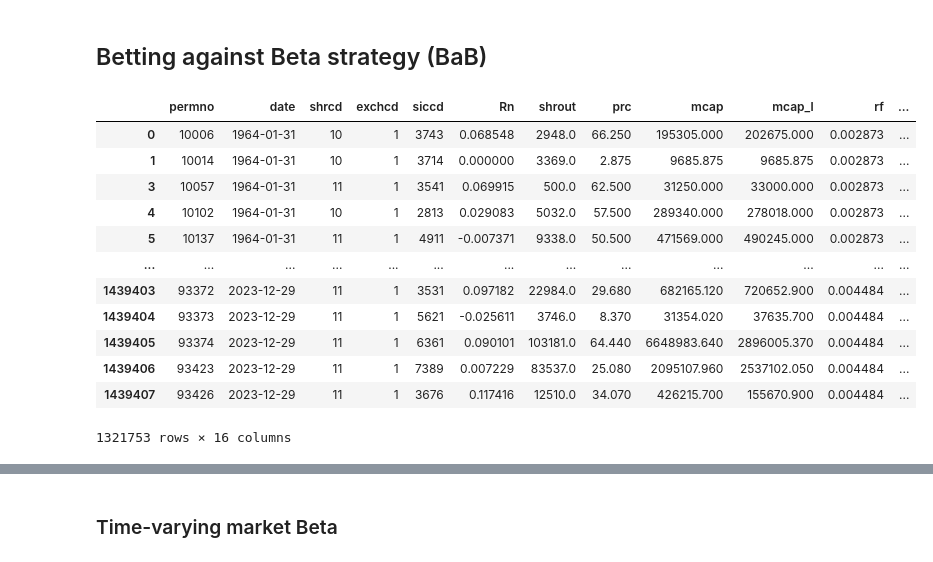
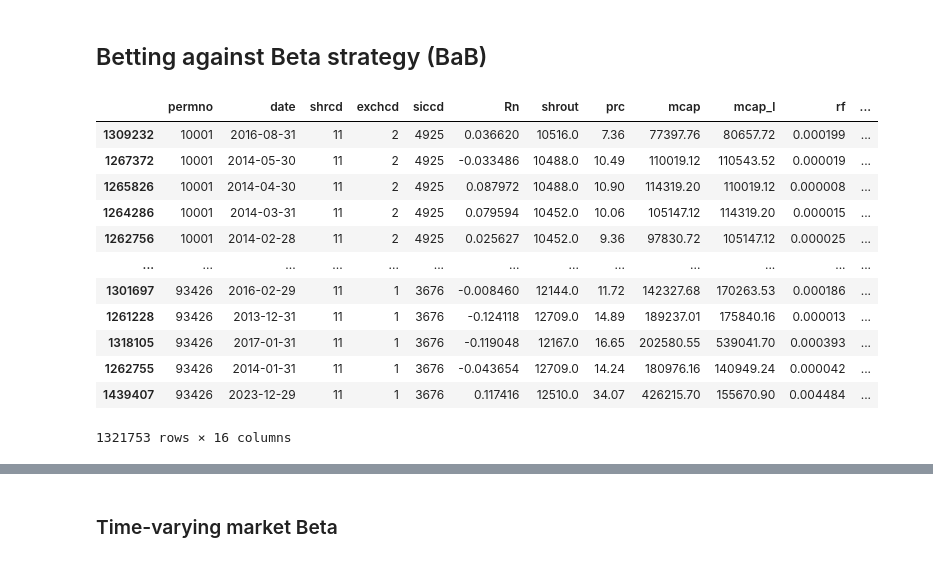
Before and after one commit to ekaterina-borisova/Investments_Project, a Jupyter notebook: project.ipynb, the cells around one changed output, grey strips where cells are left out. Saved outputs shown, nothing was run; the diff lists cells and outputs as text; code cells hidden in the pictures.

```diff
--- a/project.ipynb
+++ b/project.ipynb
@@ -67,25 +67,25 @@ data.to_csv('data.csv', sep=';',index=False) # export data
 # %%
 data_bab = pd.read_csv('data_with_siccd.csv', sep=',')
 data_bab['date'] = pd.to_datetime(data_bab['date'])
 data_bab=data_bab.sort_values(['date','permno']).reset_index(drop=True)
 data_bab = data_bab.dropna(subset=['mcap_l','Rn_e','Rm_e']).copy()
 data_bab['N'] = data_bab.groupby(['permno'])['date'].transform('count')
 data_bab = data_bab[data_bab['N']>60].copy() # consider only those that have more than 5-years of data
 data_bab.drop(columns=['Unnamed: 0'], inplace=True)
-data_bab
+data_bab.sort_values('permno')
 # %% [output]
 |  | permno | date | shrcd | exchcd | siccd | Rn | shrout | prc | mcap | mcap_l | rf | ... |
-| 0 | 10006 | 1964-01-31 | 10 | 1 | 3743 | 0.068548 | 2948.0 | 66.250 | 195305.000 | 202675.000 | 0.002873 | ... |
-| 1 | 10014 | 1964-01-31 | 10 | 1 | 3714 | 0.000000 | 3369.0 | 2.875 | 9685.875 | 9685.875 | 0.002873 | ... |
-| 3 | 10057 | 1964-01-31 | 11 | 1 | 3541 | 0.069915 | 500.0 | 62.500 | 31250.000 | 33000.000 | 0.002873 | ... |
-| 4 | 10102 | 1964-01-31 | 10 | 1 | 2813 | 0.029083 | 5032.0 | 57.500 | 289340.000 | 278018.000 | 0.002873 | ... |
-| 5 | 10137 | 1964-01-31 | 11 | 1 | 4911 | -0.007371 | 9338.0 | 50.500 | 471569.000 | 490245.000 | 0.002873 | ... |
+| 1309232 | 10001 | 2016-08-31 | 11 | 2 | 4925 | 0.036620 | 10516.0 | 7.36 | 77397.76 | 80657.72 | 0.000199 | ... |
+| 1267372 | 10001 | 2014-05-30 | 11 | 2 | 4925 | -0.033486 | 10488.0 | 10.49 | 110019.12 | 110543.52 | 0.000019 | ... |
+| 1265826 | 10001 | 2014-04-30 | 11 | 2 | 4925 | 0.087972 | 10488.0 | 10.90 | 114319.20 | 110019.12 | 0.000008 | ... |
+| 1264286 | 10001 | 2014-03-31 | 11 | 2 | 4925 | 0.079594 | 10452.0 | 10.06 | 105147.12 | 114319.20 | 0.000015 | ... |
+| 1262756 | 10001 | 2014-02-28 | 11 | 2 | 4925 | 0.025627 | 10452.0 | 9.36 | 97830.72 | 105147.12 | 0.000025 | ... |
 | ... | ... | ... | ... | ... | ... | ... | ... | ... | ... | ... | ... | ... |
-| 1439403 | 93372 | 2023-12-29 | 11 | 1 | 3531 | 0.097182 | 22984.0 | 29.680 | 682165.120 | 720652.900 | 0.004484 | ... |
-| 1439404 | 93373 | 2023-12-29 | 11 | 1 | 5621 | -0.025611 | 3746.0 | 8.370 | 31354.020 | 37635.700 | 0.004484 | ... |
-| 1439405 | 93374 | 2023-12-29 | 11 | 1 | 6361 | 0.090101 | 103181.0 | 64.440 | 6648983.640 | 2896005.370 | 0.004484 | ... |
-| 1439406 | 93423 | 2023-12-29 | 11 | 1 | 7389 | 0.007229 | 83537.0 | 25.080 | 2095107.960 | 2537102.050 | 0.004484 | ... |
-| 1439407 | 93426 | 2023-12-29 | 11 | 1 | 3676 | 0.117416 | 12510.0 | 34.070 | 426215.700 | 155670.900 | 0.004484 | ... |
+| 1301697 | 93426 | 2016-02-29 | 11 | 1 | 3676 | -0.008460 | 12144.0 | 11.72 | 142327.68 | 170263.53 | 0.000186 | ... |
+| 1261228 | 93426 | 2013-12-31 | 11 | 1 | 3676 | -0.124118 | 12709.0 | 14.89 | 189237.01 | 175840.16 | 0.000013 | ... |
+| 1318105 | 93426 | 2017-01-31 | 11 | 1 | 3676 | -0.119048 | 12167.0 | 16.65 | 202580.55 | 539041.70 | 0.000393 | ... |
+| 1262755 | 93426 | 2014-01-31 | 11 | 1 | 3676 | -0.043654 | 12709.0 | 14.24 | 180976.16 | 140949.24 | 0.000042 | ... |
+| 1439407 | 93426 | 2023-12-29 | 11 | 1 | 3676 | 0.117416 | 12510.0 | 34.07 | 426215.70 | 155670.90 | 0.004484 | ... |
 1321753 rows × 16 columns
 # %%
 data_bab=data_bab.sort_values(['permno','date']).reset_index(drop=True)
```
Also changed, not shown: parts of 12 cells of this notebook.
